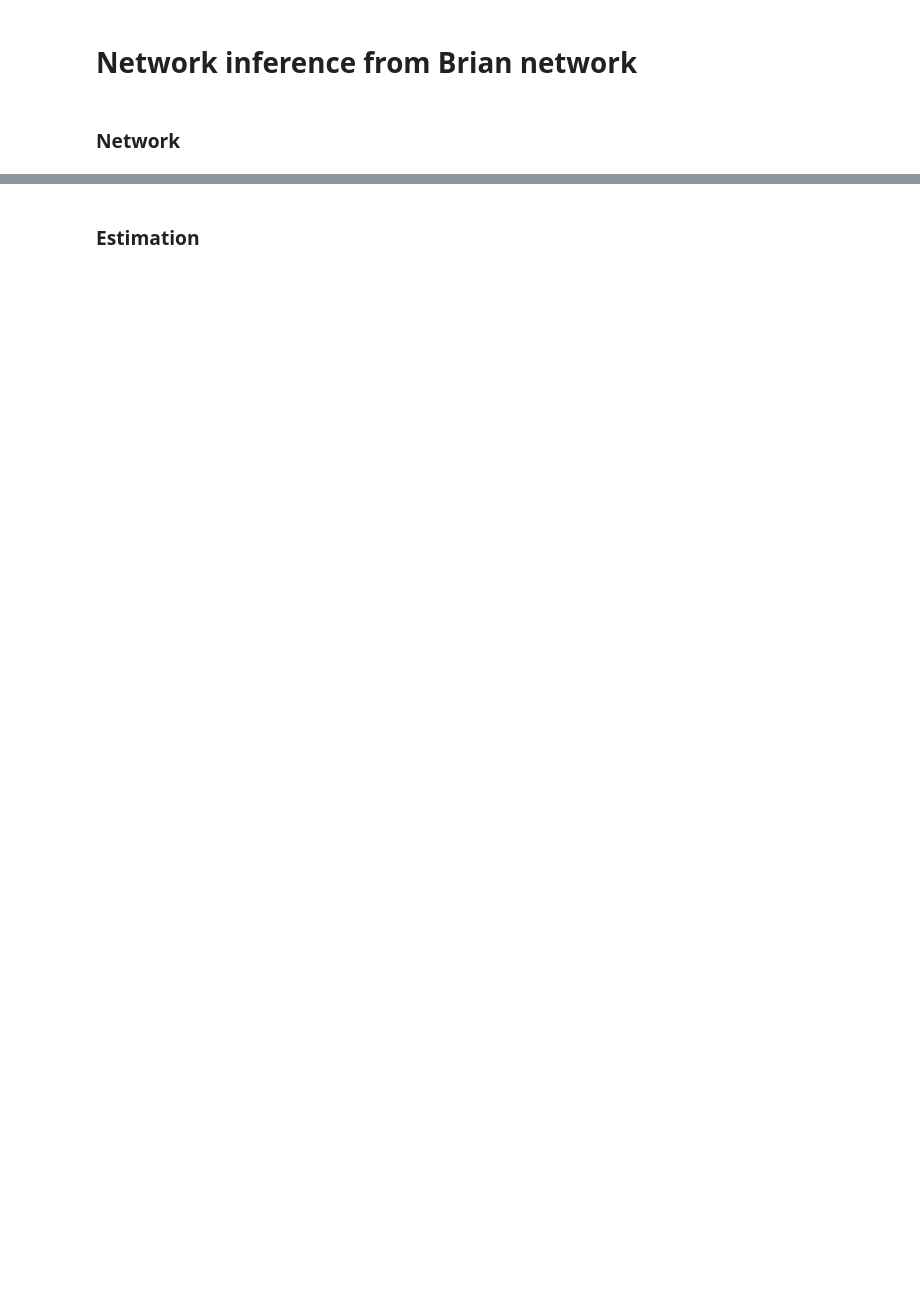
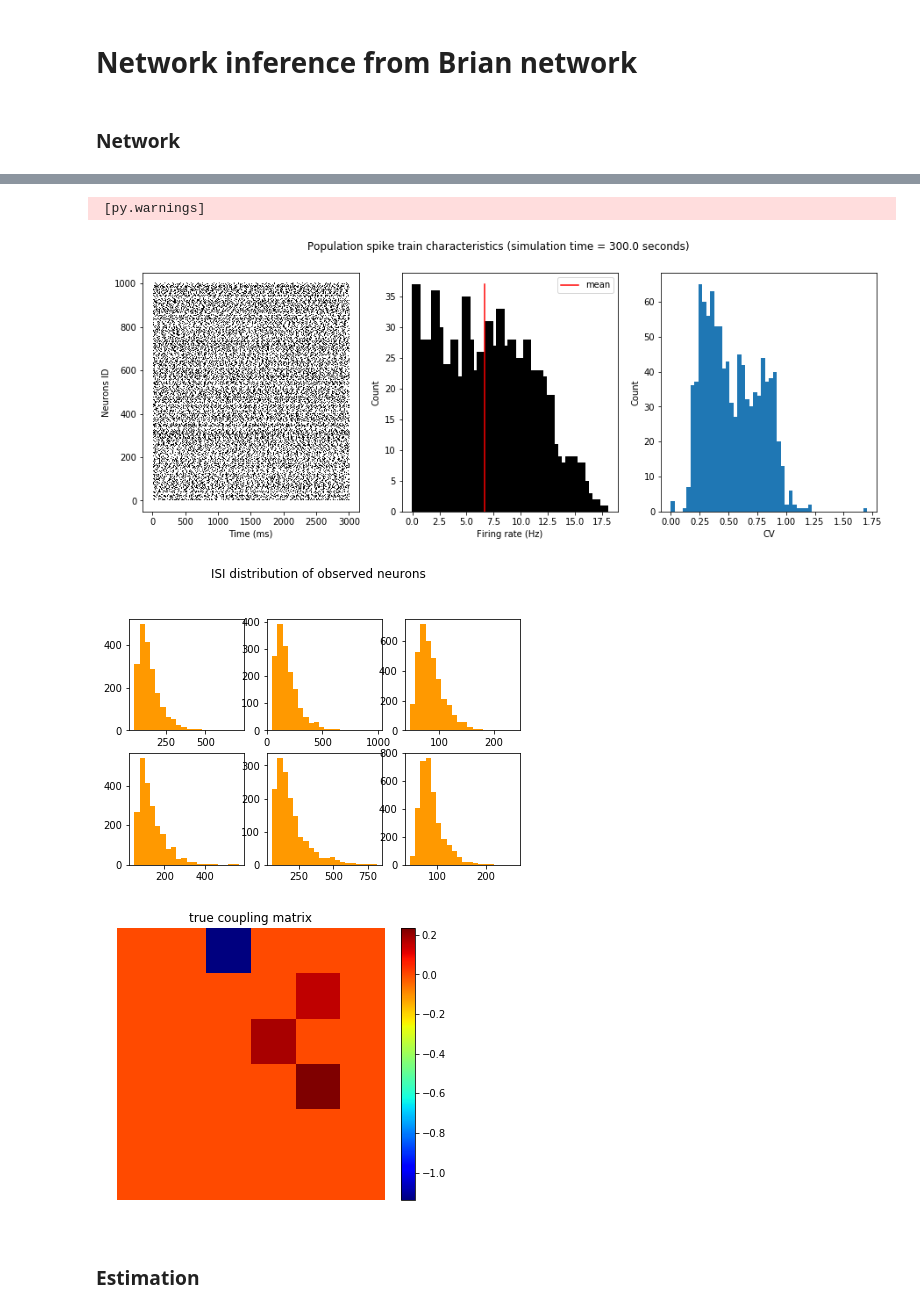
Before and after one commit to yger/inference, a Jupyter notebook: network_inference_brian.ipynb, the cells around one changed output, grey strips where cells are left out. Drawn from its saved outputs; the diff is of its cells as text; code cells hidden in the pictures; blank space fills up the shorter version.

```diff
--- a/network_inference_brian.ipynb
+++ b/network_inference_brian.ipynb
@@ -154,3 +157,82 @@ axis('off')
+# %%
+# VISUALIZE SPIKE PROPERTIES OF OBSERVED NEURONS
+import neuronpy.util.spiketrain as st
+ISI = {}
+ISIstat = {
+    'count':np.zeros(Nneurons_tot),
+    'mean': np.zeros(Nneurons_tot),
+    'std':np.zeros(Nneurons_tot),
+    'cv':np.zeros(Nneurons_tot)
+}
+for i_N in range(Nneurons_tot):
+    ISI[i_N] = np.diff(sptimes[spid==i_N])
+    ISIstat['count'][i_N] = len(ISI[i_N])
+    if ISIstat['count'][i_N]!=0:
+        ISIstat['mean'][i_N] = np.mean(ISI[i_N])
+        ISIstat['std'][i_N] = np.std(ISI[i_N])
+        ISIstat['cv'][i_N] = np.std(ISI[i_N])/np.mean(ISI[i_N])
+    else:
+        ISIstat['cv'][i_N] = 0
+
+figure(figsize=(15,5))
+suptitle('Population spike train characteristics (simulation time = '+str(sim_t)+' seconds)')
+# raster
+subplot(131)
+plot(np.array(sptimes)[np.array(sptimes)<3000],np.array(spid)[np.array(sptimes)<3000],'k,',lw=0)
+ylabel('Neurons ID')
+xlabel('Time (ms)')
+
+# firing rate
+subplot(132)
+fr = 1/(ISIstat['mean']/1000)
+fr[np.isinf(fr)] = 0
+count,edges = np.histogram(fr,bins=50)
+bar(edges[1:]-edges[:-1]+edges[:-1],count,facecolor='k')
+plot([np.mean(fr),np.mean(fr)],[0,np.max(count)],'r',label='mean')
+xlabel('Firing rate (Hz)')
+ylabel('Count')
+legend()
+
+# coefficient of variation
+subplot(133)
+hist(ISIstat['cv'],50)
+xlabel('CV')
+ylabel('Count')
+savefig('population.pdf')
+
+figure(figsize=(7,7))
+suptitle('ISI distribution of observed neurons')
+# change observed neurons id to neurons with at least mean fr=5 Hz
+np.random.seed(100)
+obs_neurons_ind = np.random.choice(np.where(fr>=5)[0],Nneurons_obs)
+Jmat_obs = Jmat[obs_neurons_ind,:][:,obs_neurons_ind] #connectivity matrix of observed neurons
+for i_N,ind in enumerate(obs_neurons_ind):
+    subplot(3,3,i_N+1)
+    hist(ISI[ind],20,facecolor=[1,0.6,0])
+savefig('ISI_dist.pdf')
+show()
+
+
+# into dictionary
+Spt_dict = {}
+for i_N,id_N in enumerate(obs_neurons_ind):
+    idx = np.where(spid == id_N)[0]
+    Spt_dict[i_N] = sptimes[idx]
+
+# visualize connectivity matrix
+figure(figsize=(6,5))
+subplot(111)
+imshow(Jmat_obs, origin='upper', interpolation='nearest',
+           aspect='auto', cmap=plt.cm.jet)
+title('true coupling matrix')
+colorbar()
+axis('off')
+show()
+# %% [output]
+ [py.warnings]
+[figure, added]
+[figure, added]
+[figure, added]
 # %% [markdown]
 ### Estimation
 # %%
```
Also changed, not shown: parts of 8 cells of this notebook, 2 other files.
